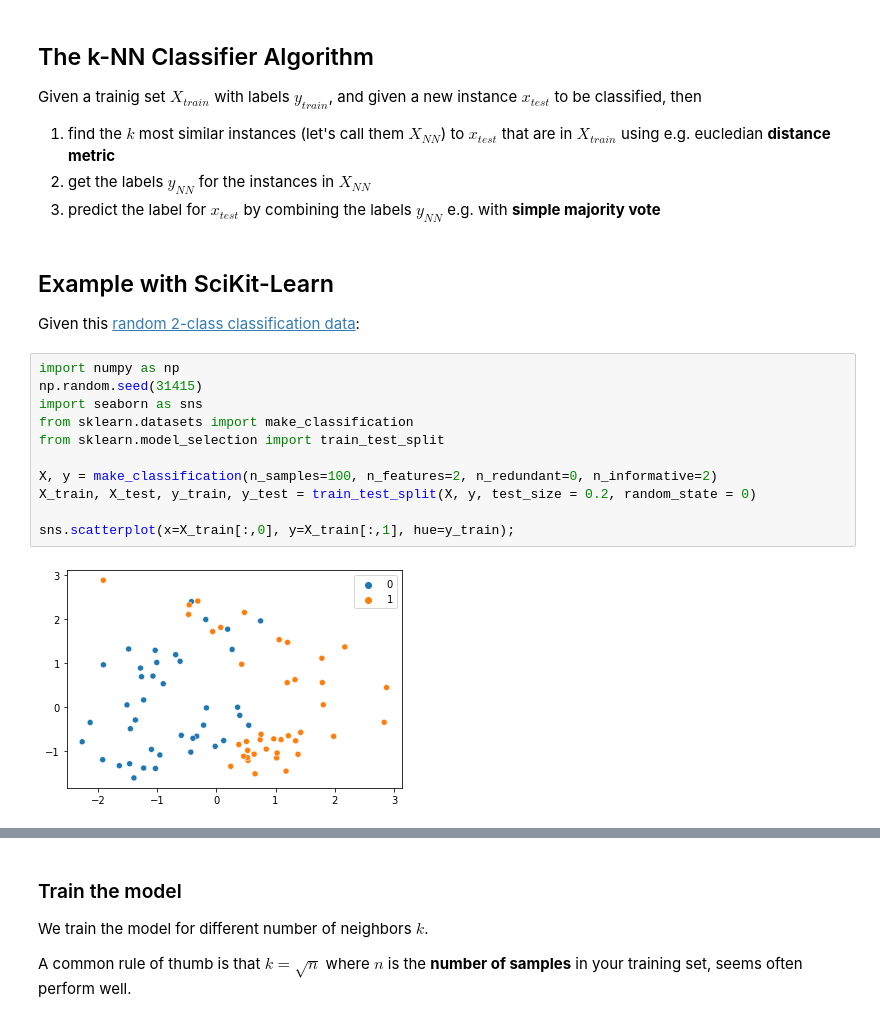
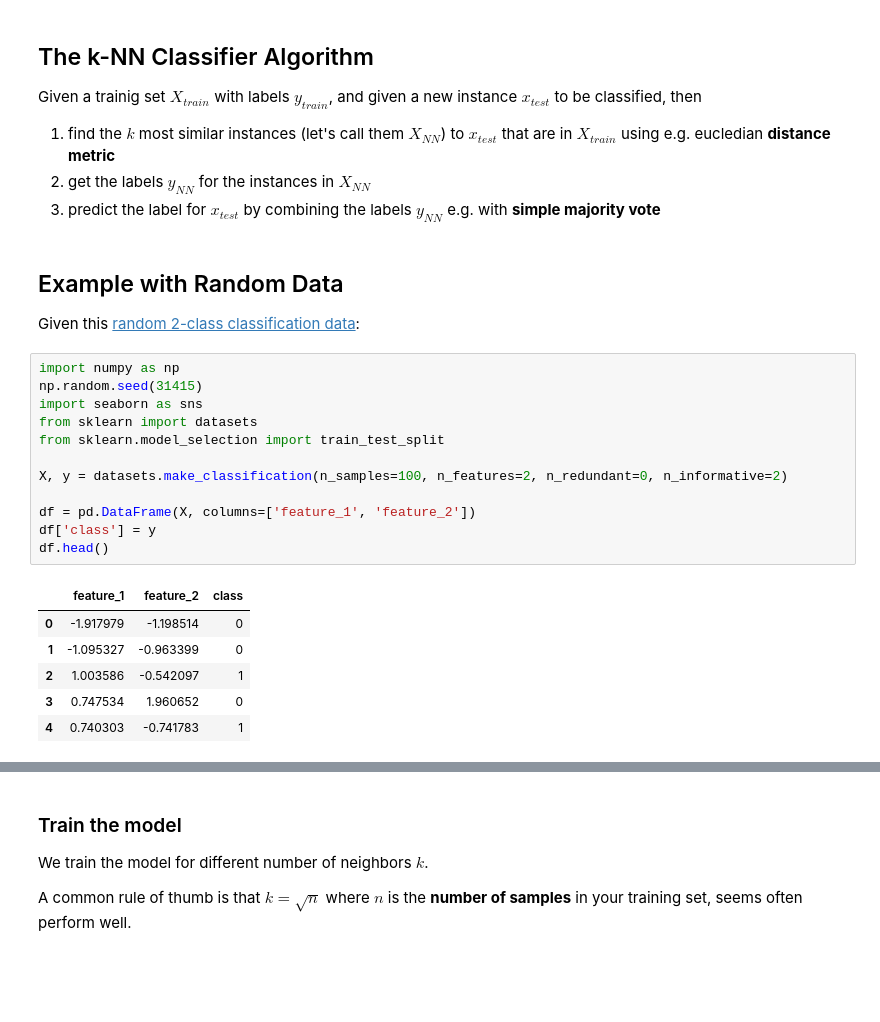
Before and after one commit to thomd/deep-learning-notes, a Jupyter notebook: knn-classifier.ipynb, the cells around one changed output, grey strips where cells are left out. Saved outputs shown, nothing was run; the diff lists cells and outputs as text; blank space fills up the shorter version.

```diff
--- a/knn-classifier.ipynb
+++ b/knn-classifier.ipynb
@@ -71,19 +71,25 @@ Given a trainig set $X_{train}$ with labels $y_{train}$, and given a new instanc
 2. get the labels $y_{NN}$ for the instances in $X_{NN}$
 3. predict the label for $x_{test}$ by combining the labels $y_{NN}$ e.g. with **simple majority vote**
 # %% [markdown]
-## Example with SciKit-Learn
+## Example with Random Data
 
 Given this [random 2-class classification data](https://scikit-learn.org/stable/modules/generated/sklearn.datasets.make_classification.html):
-# %%
-import numpy as np
-np.random.seed(31415)
-import seaborn as sns
-from sklearn.datasets import make_classification
-from sklearn.model_selection import train_test_split
-
-X, y = make_classification(n_samples=100, n_features=2, n_redundant=0, n_informative=2)
-X_train, X_test, y_train, y_test = train_test_split(X, y, test_size = 0.2, random_state = 0)
-
-sns.scatterplot(x=X_train[:,0], y=X_train[:,1], hue=y_train);
-# %% [output]
-[figure, removed]
+# %%
+import numpy as np
+np.random.seed(31415)
+import seaborn as sns
+from sklearn import datasets
+from sklearn.model_selection import train_test_split
+
+X, y = datasets.make_classification(n_samples=100, n_features=2, n_redundant=0, n_informative=2)
+
+df = pd.DataFrame(X, columns=['feature_1', 'feature_2'])
+df['class'] = y
+df.head()
+# %% [output]
+|  | feature_1 | feature_2 | class |
+| 0 | -1.917979 | -1.198514 | 0 |
+| 1 | -1.095327 | -0.963399 | 0 |
+| 2 | 1.003586 | -0.542097 | 1 |
+| 3 | 0.747534 | 1.960652 | 0 |
+| 4 | 0.740303 | -0.741783 | 1 |
```
Also changed, not shown: parts of 10 cells of this notebook.
